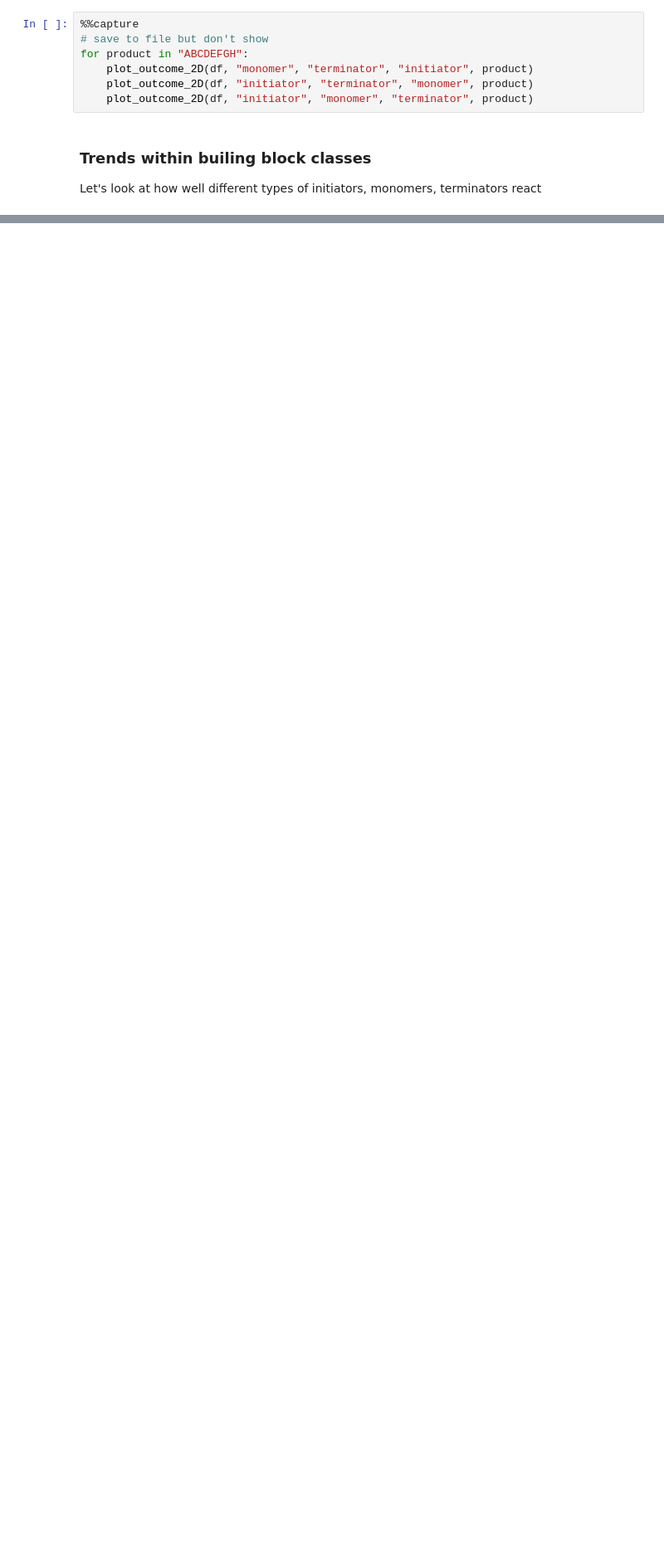
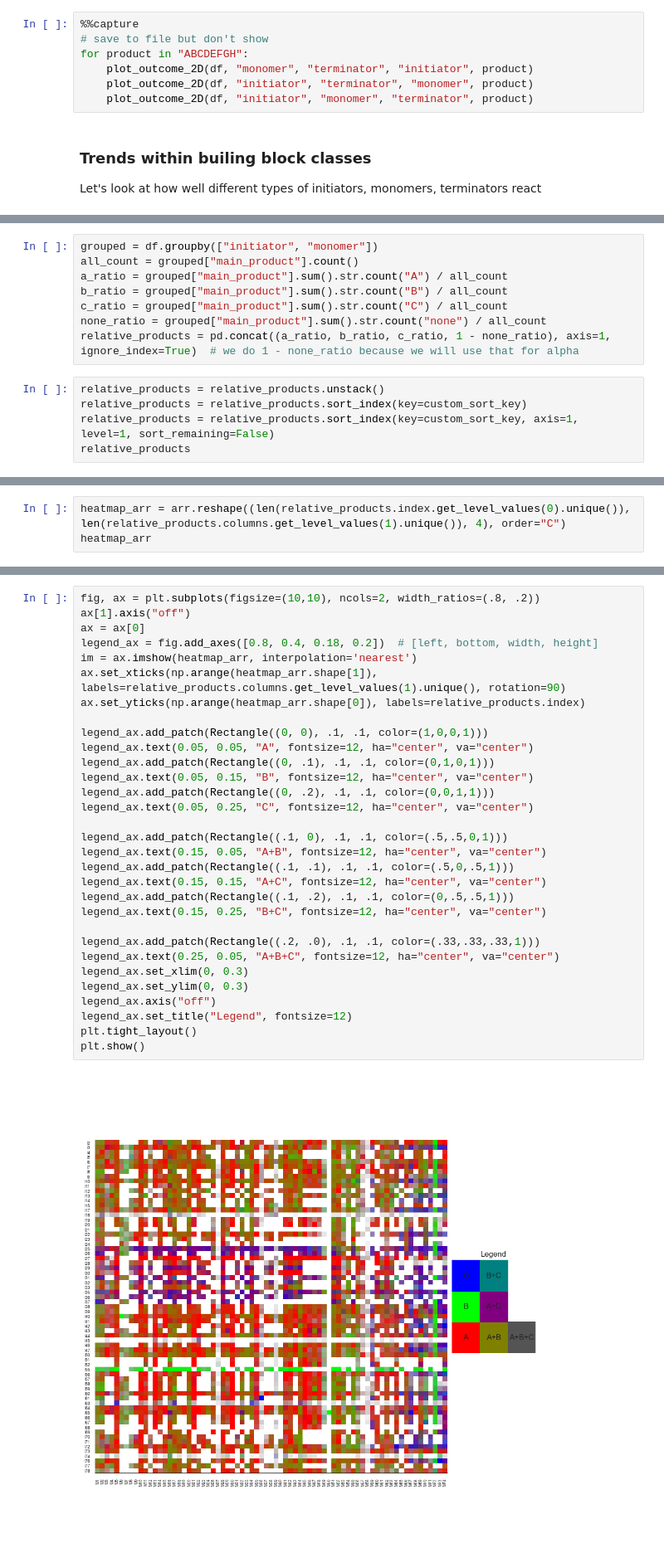
Before and after one commit to jugoetz/library-generation, a Jupyter notebook: notebooks/data_analysis/exploratory_data_analysis.ipynb, the cells around one changed output, grey strips where cells are left out. Shown at 83% size. Drawn from its saved outputs; the diff is of its cells as text; blank space fills up the shorter version.

```diff
--- a/notebooks/data_analysis/exploratory_data_analysis.ipynb
+++ b/notebooks/data_analysis/exploratory_data_analysis.ipynb
@@ -795,0 +881,13 @@ plt.scatter(x, y, c=z, s=5, cmap="viridis")
+# %%
+grouped = df.groupby(["initiator", "monomer"])
+all_count = grouped["main_product"].count()
+a_ratio = grouped["main_product"].sum().str.count("A") / all_count
+b_ratio = grouped["main_product"].sum().str.count("B") / all_count
+c_ratio = grouped["main_product"].sum().str.count("C") / all_count
+none_ratio = grouped["main_product"].sum().str.count("none") / all_count
+relative_products = pd.concat((a_ratio, b_ratio, c_ratio, 1 - none_ratio), axis=1, ignore_index=True)  # we do 1 - none_ratio because we will use that for alpha
+# %%
+relative_products = relative_products.unstack()
+relative_products = relative_products.sort_index(key=custom_sort_key)
+relative_products = relative_products.sort_index(key=custom_sort_key, axis=1, level=1, sort_remaining=False)
+relative_products
@@ -795,0 +910,3 @@ plt.scatter(x, y, c=z, s=5, cmap="viridis")
+# %%
+heatmap_arr = arr.reshape((len(relative_products.index.get_level_values(0).unique()), len(relative_products.columns.get_level_values(1).unique()), 4), order="C")
+heatmap_arr
@@ -795,0 +931,33 @@ plt.scatter(x, y, c=z, s=5, cmap="viridis")
+# %%
+fig, ax = plt.subplots(figsize=(10,10), ncols=2, width_ratios=(.8, .2))
+ax[1].axis("off")
+ax = ax[0]
+legend_ax = fig.add_axes([0.8, 0.4, 0.18, 0.2])  # [left, bottom, width, height]
+im = ax.imshow(heatmap_arr, interpolation='nearest')
+ax.set_xticks(np.arange(heatmap_arr.shape[1]), labels=relative_products.columns.get_level_values(1).unique(), rotation=90)
+ax.set_yticks(np.arange(heatmap_arr.shape[0]), labels=relative_products.index)
+
+legend_ax.add_patch(Rectangle((0, 0), .1, .1, color=(1,0,0,1)))
+legend_ax.text(0.05, 0.05, "A", fontsize=12, ha="center", va="center")
+legend_ax.add_patch(Rectangle((0, .1), .1, .1, color=(0,1,0,1)))
+legend_ax.text(0.05, 0.15, "B", fontsize=12, ha="center", va="center")
+legend_ax.add_patch(Rectangle((0, .2), .1, .1, color=(0,0,1,1)))
+legend_ax.text(0.05, 0.25, "C", fontsize=12, ha="center", va="center")
+
+legend_ax.add_patch(Rectangle((.1, 0), .1, .1, color=(.5,.5,0,1)))
+legend_ax.text(0.15, 0.05, "A+B", fontsize=12, ha="center", va="center")
+legend_ax.add_patch(Rectangle((.1, .1), .1, .1, color=(.5,0,.5,1)))
+legend_ax.text(0.15, 0.15, "A+C", fontsize=12, ha="center", va="center")
+legend_ax.add_patch(Rectangle((.1, .2), .1, .1, color=(0,.5,.5,1)))
+legend_ax.text(0.15, 0.25, "B+C", fontsize=12, ha="center", va="center")
+
+legend_ax.add_patch(Rectangle((.2, .0), .1, .1, color=(.33,.33,.33,1)))
+legend_ax.text(0.25, 0.05, "A+B+C", fontsize=12, ha="center", va="center")
+legend_ax.set_xlim(0, 0.3)
+legend_ax.set_ylim(0, 0.3)
+legend_ax.axis("off")
+legend_ax.set_title("Legend", fontsize=12)
+plt.tight_layout()
+plt.show()
+# %% [output]
+[figure, added]
```
Also changed, not shown: parts of 32 cells of this notebook.
